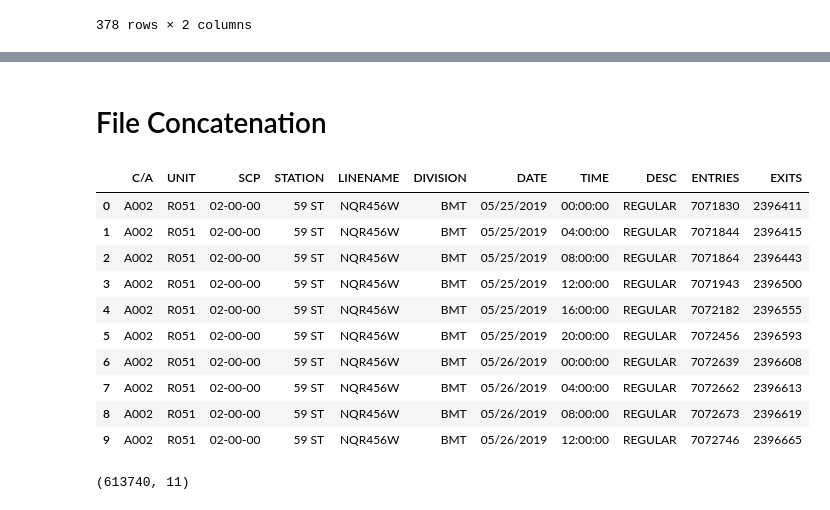
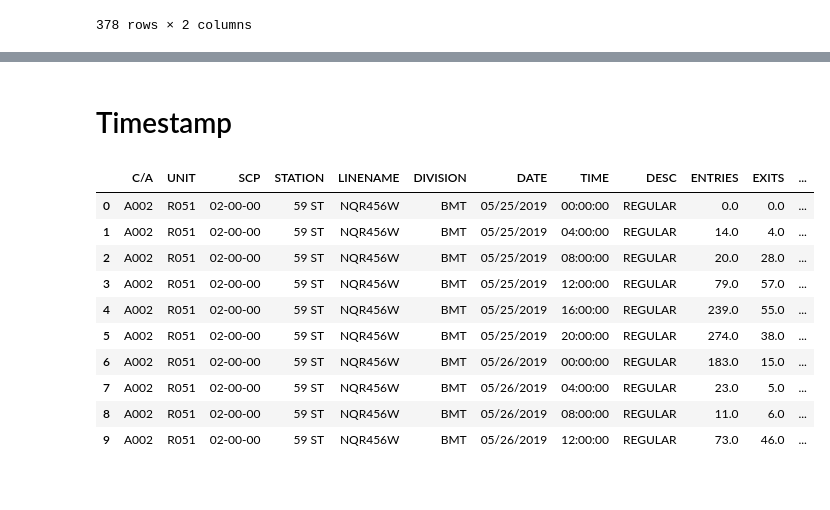
Before and after one commit to jporcaro1771/Gala_Project, a Jupyter notebook: Clean Turnstile Totals.ipynb, the cells around one changed output, grey strips where cells are left out. Saved outputs shown, nothing was run; the diff lists cells and outputs as text; code cells hidden in the pictures.

Commit message:
add timestamp to clean data

```diff
--- a/Clean Turnstile Totals.ipynb
+++ b/Clean Turnstile Totals.ipynb
@@ -462,32 +258,16 @@ df.groupby('LINE').count().sort_values('UNIT', ascending=False)
-# %% [markdown]
-# File Concatenation
-# %%
-all_files = ['http://web.mta.info/developers/data/nyct/turnstile/turnstile_190601.txt',
-            'http://web.mta.info/developers/data/nyct/turnstile/turnstile_190608.txt',
-            'http://web.mta.info/developers/data/nyct/turnstile/turnstile_190615.txt']
-
-li = []
-
-for filename in all_files:
-    df = pd.read_csv(filename, index_col=None, header=0)
-    li.append(df)
-
-frame = pd.concat(li, axis=0, ignore_index=True)
-
-frame.head(10)
-# %% [output]
-|  | C/A | UNIT | SCP | STATION | LINENAME | DIVISION | DATE | TIME | DESC | ENTRIES | EXITS |
-| 0 | A002 | R051 | 02-00-00 | 59 ST | NQR456W | BMT | 05/25/2019 | 00:00:00 | REGULAR | 7071830 | 2396411 |
-| 1 | A002 | R051 | 02-00-00 | 59 ST | NQR456W | BMT | 05/25/2019 | 04:00:00 | REGULAR | 7071844 | 2396415 |
-| 2 | A002 | R051 | 02-00-00 | 59 ST | NQR456W | BMT | 05/25/2019 | 08:00:00 | REGULAR | 7071864 | 2396443 |
-| 3 | A002 | R051 | 02-00-00 | 59 ST | NQR456W | BMT | 05/25/2019 | 12:00:00 | REGULAR | 7071943 | 2396500 |
-| 4 | A002 | R051 | 02-00-00 | 59 ST | NQR456W | BMT | 05/25/2019 | 16:00:00 | REGULAR | 7072182 | 2396555 |
-| 5 | A002 | R051 | 02-00-00 | 59 ST | NQR456W | BMT | 05/25/2019 | 20:00:00 | REGULAR | 7072456 | 2396593 |
-| 6 | A002 | R051 | 02-00-00 | 59 ST | NQR456W | BMT | 05/26/2019 | 00:00:00 | REGULAR | 7072639 | 2396608 |
-| 7 | A002 | R051 | 02-00-00 | 59 ST | NQR456W | BMT | 05/26/2019 | 04:00:00 | REGULAR | 7072662 | 2396613 |
-| 8 | A002 | R051 | 02-00-00 | 59 ST | NQR456W | BMT | 05/26/2019 | 08:00:00 | REGULAR | 7072673 | 2396619 |
-| 9 | A002 | R051 | 02-00-00 | 59 ST | NQR456W | BMT | 05/26/2019 | 12:00:00 | REGULAR | 7072746 | 2396665 |
-# %%
-frame.shape
-# %% [output]
-(613740, 11)
+# %% [markdown]
+# Timestamp
+# %%
+new_df.head(10)
+# %% [output]
+|  | C/A | UNIT | SCP | STATION | LINENAME | DIVISION | DATE | TIME | DESC | ENTRIES | EXITS | ... |
+| 0 | A002 | R051 | 02-00-00 | 59 ST | NQR456W | BMT | 05/25/2019 | 00:00:00 | REGULAR | 0.0 | 0.0 | ... |
+| 1 | A002 | R051 | 02-00-00 | 59 ST | NQR456W | BMT | 05/25/2019 | 04:00:00 | REGULAR | 14.0 | 4.0 | ... |
+| 2 | A002 | R051 | 02-00-00 | 59 ST | NQR456W | BMT | 05/25/2019 | 08:00:00 | REGULAR | 20.0 | 28.0 | ... |
+| 3 | A002 | R051 | 02-00-00 | 59 ST | NQR456W | BMT | 05/25/2019 | 12:00:00 | REGULAR | 79.0 | 57.0 | ... |
+| 4 | A002 | R051 | 02-00-00 | 59 ST | NQR456W | BMT | 05/25/2019 | 16:00:00 | REGULAR | 239.0 | 55.0 | ... |
+| 5 | A002 | R051 | 02-00-00 | 59 ST | NQR456W | BMT | 05/25/2019 | 20:00:00 | REGULAR | 274.0 | 38.0 | ... |
+| 6 | A002 | R051 | 02-00-00 | 59 ST | NQR456W | BMT | 05/26/2019 | 00:00:00 | REGULAR | 183.0 | 15.0 | ... |
+| 7 | A002 | R051 | 02-00-00 | 59 ST | NQR456W | BMT | 05/26/2019 | 04:00:00 | REGULAR | 23.0 | 5.0 | ... |
+| 8 | A002 | R051 | 02-00-00 | 59 ST | NQR456W | BMT | 05/26/2019 | 08:00:00 | REGULAR | 11.0 | 6.0 | ... |
+| 9 | A002 | R051 | 02-00-00 | 59 ST | NQR456W | BMT | 05/26/2019 | 12:00:00 | REGULAR | 73.0 | 46.0 | ... |
```
Also changed, not shown: parts of 24 cells of this notebook.
